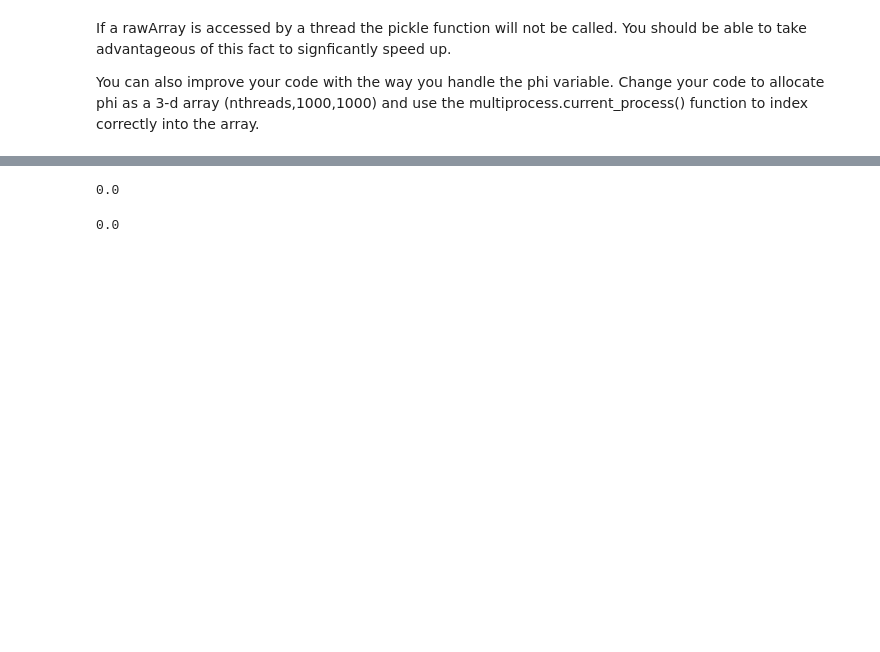
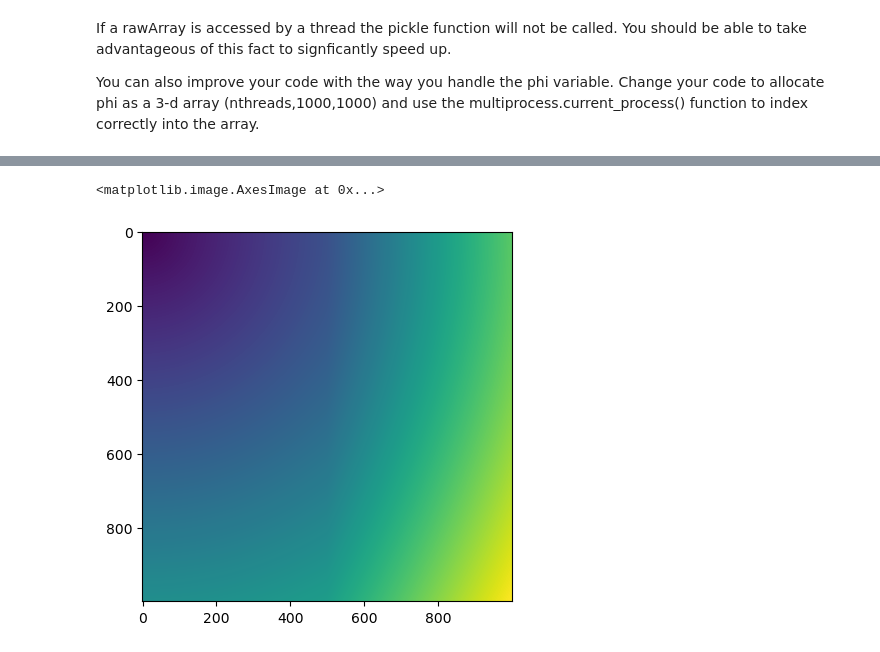
Before and after one commit to Haipeng-ustc/GP257-class, a Jupyter notebook: TBD_Lab5_Multiprocessing/notebook.ipynb, the cells around one changed output, grey strips where cells are left out. Drawn from its saved outputs; the diff is of its cells as text; code cells hidden in the pictures; blank space fills up the shorter version.

```diff
--- a/TBD_Lab5_Multiprocessing/notebook.ipynb
+++ b/TBD_Lab5_Multiprocessing/notebook.ipynb
@@ -431,8 +486,32 @@ with multiprocess.Pool(nthreads) as pool:
-# %%
-tt.max()
-# %% [output]
-0.0
+# %%
+# Plot the result for one source. Now the tt array is updated in the main process
+isrc = 0
+plt.imshow(tt[isrc,:,:])
+# %% [output]
+<matplotlib.image.AxesImage at 0x...>
+[figure, added]
 # %%
-tt.min()
+# def calcTimes_ishot2(phi, slow, isrc, ds, times):
+#     """
+#     slow - float array of slowness
+#     isr - Location of the source on the surface
+#     ds - sampling
+#     tt - Travel time
+#     """
+#     # get current index of process
+#     thrd = multiprocess.current_process()
+#     phi[thrd, isrc, 0] = -1  # Set the source locationt
+
+#     # calcualte time table
+#     return skfmm.travel_time(phi[thrd],slow,ds)  # calculate traveltimes
+
+# tts = []
+# with multiprocess.Pool(nthreads) as pool:
+#     for isrc in range(nsrc):
+#         phi = np.ones((nthreads,1000,1000))      # Create an 3D array of 1s
+#         tts.append(pool.apply(calcTimes_new, (phi, slow, isrc, d, tt, )))
+
+
+# tt = np.zeros((nsrc, slow.shape[0], slow.shape[0]))
+# for isrc, t in enumerate(tts):
+#     tt[isrc] = t
-# %% [output]
-0.0
```
Also changed, not shown: parts of 17 cells of this notebook, 18 other files.
